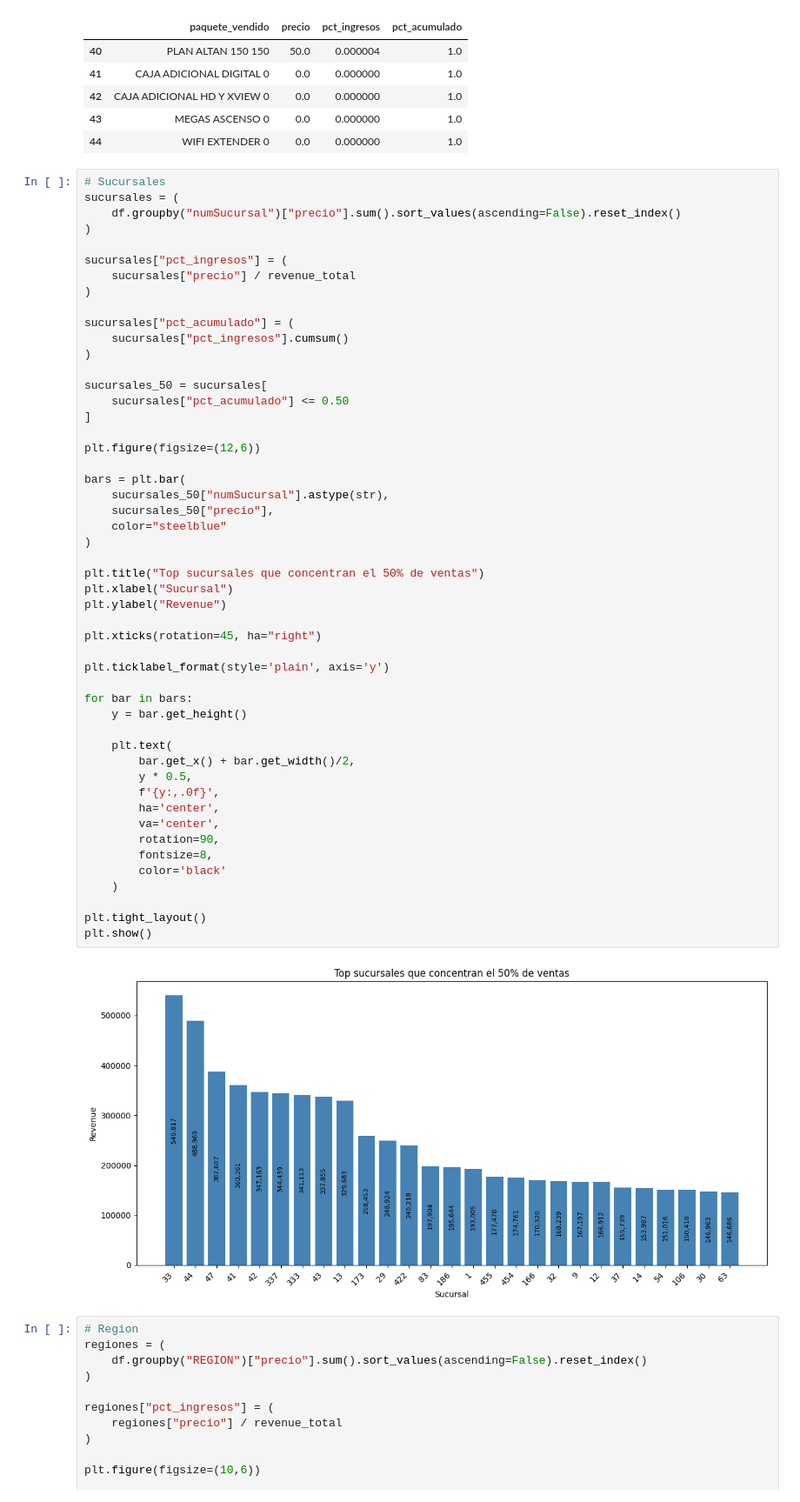
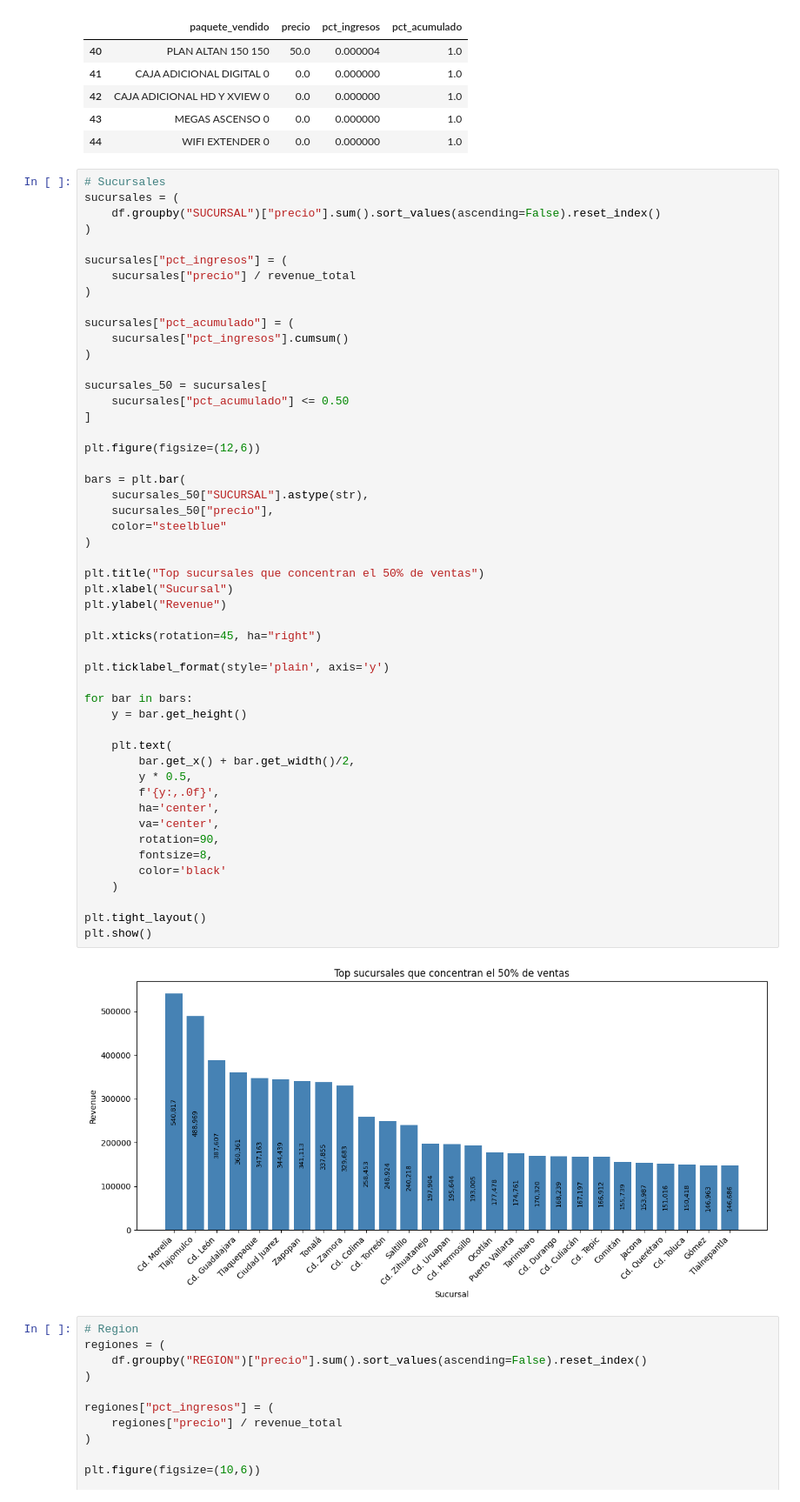
Before and after one commit to J-Paramo/sales-growth-drivers-analysis, a Jupyter notebook: notebooks/02_EDA.ipynb, the cells around one changed output. Shown at 87% size. Drawn from its saved outputs; the diff is of its cells as text.

```diff
--- a/notebooks/02_EDA.ipynb
+++ b/notebooks/02_EDA.ipynb
@@ -120,7 +121,7 @@ productos.tail(5)
 # %%
 # Sucursales
 sucursales = (
-    df.groupby("numSucursal")["precio"].sum().sort_values(ascending=False).reset_index()
+    df.groupby("SUCURSAL")["precio"].sum().sort_values(ascending=False).reset_index()
 )
 
 sucursales["pct_ingresos"] = (
@@ -138,37 +139,37 @@ sucursales_50 = sucursales[
 plt.figure(figsize=(12,6))
 
 bars = plt.bar(
-    sucursales_50["numSucursal"].astype(str),
+    sucursales_50["SUCURSAL"].astype(str),
     sucursales_50["precio"],
     color="steelblue"
 )
 
 plt.title("Top sucursales que concentran el 50% de ventas")
 plt.xlabel("Sucursal")
 plt.ylabel("Revenue")
 
 plt.xticks(rotation=45, ha="right")
 
 plt.ticklabel_format(style='plain', axis='y')
 
 for bar in bars:
     y = bar.get_height()
 
     plt.text(
         bar.get_x() + bar.get_width()/2,
         y * 0.5,
         f'{y:,.0f}',
         ha='center',
         va='center',
         rotation=90,
         fontsize=8,
         color='black'
     )
 
 plt.tight_layout()
 plt.show()
 # %% [output]
-[figure, old version]
+[figure, new version]
 # %%
 # Region
 regiones = (
```
Also changed, not shown: parts of 3 cells of this notebook, 6 other files.
